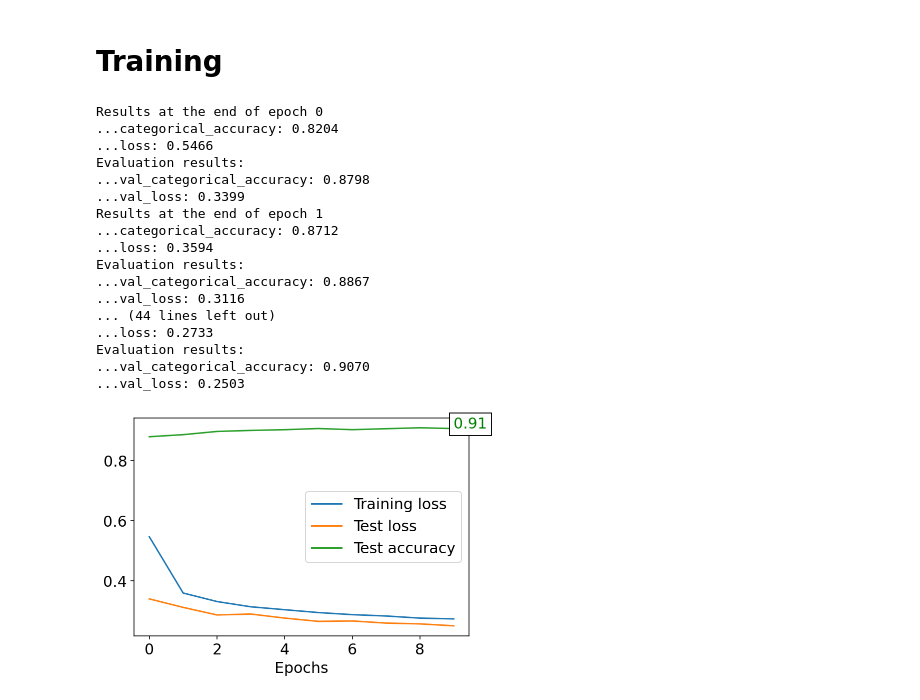
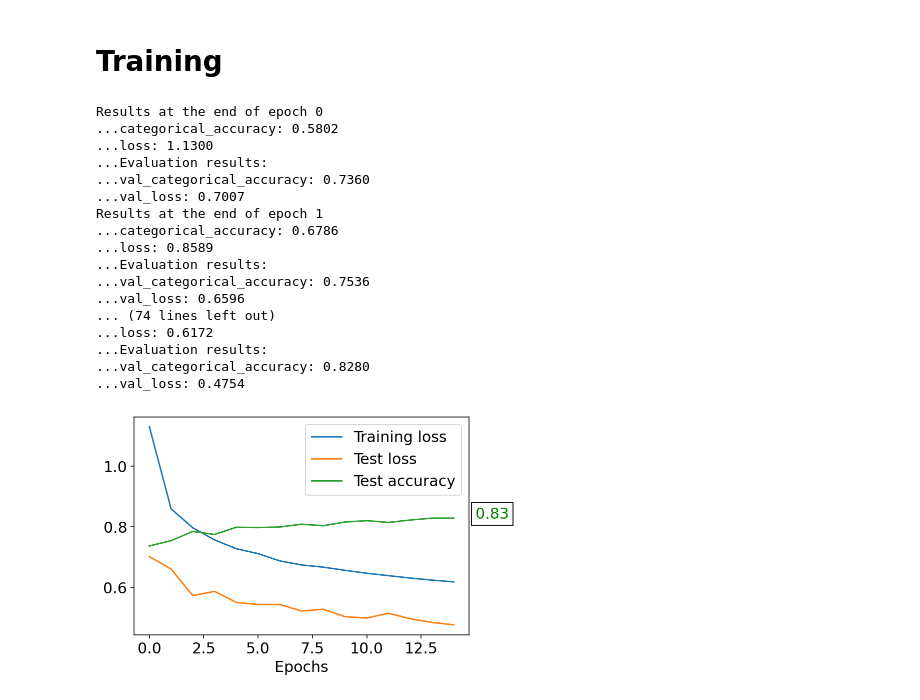
Before and after one commit to nataliasc/iannwtf, a Jupyter notebook: hw-week05/hw_week05_group27.ipynb, the cells around one changed output. Cells and saved outputs as stored; diff of their text form; code cells hidden in the pictures.

Commit message:
Update model

```diff
--- a/hw-week05/hw_week05_group27.ipynb
+++ b/hw-week05/hw_week05_group27.ipynb
@@ -86,7 +86,7 @@ Target:  tf.Tensor(
 class MyModel(tf.keras.Model):
 
     """
-    CNN model
+    🌚
 
     Functions:
     init: constructor
@@ -96,6 +96,8 @@ class MyModel(tf.keras.Model):
         super(MyModel, self).__init__()
 
         # feature "learning"
+        self.augmentation = tf.keras.layers.RandomRotation(0.2)
+        self.augmentation_2 = tf.keras.layers.RandomFlip("horizontal_and_vertical")
         self.conv1 = tf.keras.layers.Conv2D(filters = 32,
                                             kernel_size = 3,
                                             padding="same",
@@ -107,6 +109,7 @@ class MyModel(tf.keras.Model):
         self.max_pool = tf.keras.layers.MaxPool2D(pool_size = 2,
                                                   padding="same")
         self.dropout = tf.keras.layers.Dropout(0.3)
+
         self.conv2 = tf.keras.layers.Conv2D(filters = 64,
                                             kernel_size = 3,
                                             padding="same",
@@ -116,15 +119,29 @@ class MyModel(tf.keras.Model):
         self.activation2 = tf.keras.activations.relu
         self.max_pool2 = tf.keras.layers.MaxPool2D(pool_size = 2,
                                                   padding="same")
-        self.dropout2 = tf.keras.layers.Dropout(0.5)
+        self.dropout2 = tf.keras.layers.Dropout(0.3)
+
+        self.conv3 = tf.keras.layers.Conv2D(filters = 64,
+                                            kernel_size = 3,
+                                            padding="same",
+                                            activation=None,
+                                            kernel_regularizer = tf.keras.regularizers.L2(0.01))
+        self.batch_norm3 = tf.keras.layers.BatchNormalization()
+        self.activation3 = tf.keras.activations.relu
+        self.max_pool3 = tf.keras.layers.MaxPool2D(pool_size = 2,
+                                                  padding="same")
+        self.dropout3 = tf.keras.layers.Dropout(0.5)
 
         # classifier
         self.flatted_input = tf.keras.layers.Flatten()
+        self.dense = tf.keras.layers.Dense(128, activation='relu')
         self.output_layer = tf.keras.layers.Dense(10,
                                                   kernel_regularizer = tf.keras.regularizers.L2(0.01),
                                                   activation='softmax')
 
     def call(self, x, training = True):
+        x = self.augmentation(x)
+        x = self.augmentation_2(x)
         x = self.conv1(x)
         x = self.batch_norm(x, training)
         x = self.activation(x)
@@ -135,7 +152,13 @@ class MyModel(tf.keras.Model):
         x = self.activation2(x)
         x = self.max_pool2(x)
         x = self.dropout2(x, training)
+        x = self.conv3(x)
+        x = self.batch_norm3(x, training)
+        x = self.activation3(x)
+        x = self.max_pool3(x)
+        x = self.dropout3(x, training)
         x = self.flatted_input(x)
+        x = self.dense(x)
         x = self.output_layer(x)
 
         return x
@@ -172,7 +195,7 @@ def test_step(inputs, targets, loss_fn, loss_metric, accuracy_metric):
 tf.keras.backend.clear_session()
 
 # Hyperparameters
-epochs = 10
+epochs = 15
 learning_rate = 0.001
 
 # Initialize the model
@@ -209,40 +232,40 @@ for epoch in range(epochs):
     reset_metrics([accuracy_metric,loss_metric])
     for (inputs_batch, targets_batch) in test_ds:
         logs = test_step(inputs_batch, targets_batch, loss_fn, loss_metric, accuracy_metric)
-    print("Evaluation results:")
+    print("...Evaluation results:")
     for key, value in logs.items():
+        hist[key].append(value)
         print(f"...{key}: {value:.4f}")
-        hist[key].append(value)
 # %% [output]
 Results at the end of epoch 0
-...categorical_accuracy: 0.8204
-...loss: 0.5466
-Evaluation results:
-...val_categorical_accuracy: 0.8798
-...val_loss: 0.3399
+...categorical_accuracy: 0.5802
+...loss: 1.1300
+...Evaluation results:
+...val_categorical_accuracy: 0.7360
+...val_loss: 0.7007
 Results at the end of epoch 1
-...categorical_accuracy: 0.8712
-...loss: 0.3594
-Evaluation results:
-...val_categorical_accuracy: 0.8867
-...val_loss: 0.3116
-... (44 lines left out)
-...loss: 0.2733
-Evaluation results:
-...val_categorical_accuracy: 0.9070
-...val_loss: 0.2503
+...categorical_accuracy: 0.6786
+...loss: 0.8589
+...Evaluation results:
+...val_categorical_accuracy: 0.7536
+...val_loss: 0.6596
+... (74 lines left out)
+...loss: 0.6172
+...Evaluation results:
+...val_categorical_accuracy: 0.8280
+...val_loss: 0.4754
 # %%
 plt.plot(hist['loss'], label='Training loss')
 plt.plot(hist['val_loss'], label='Test loss')
 plt.plot(hist['val_categorical_accuracy'], label='Test accuracy')
-plt.text(9, hist['val_categorical_accuracy'][-1], round(hist['val_categorical_accuracy'][-1].numpy(),2),
+plt.text(epochs, hist['val_categorical_accuracy'][-1], round(hist['val_categorical_accuracy'][-1].numpy(),2),
          color = 'green',
          bbox = dict(facecolor = 'white', alpha = 0.95))
 plt.xlabel('Epochs')
 plt.legend()
 plt.show()
 # %% [output]
-[figure, old version]
+[figure, new version]
 # %%
 model.summary()
 # %% [output]
```
Also changed, not shown: parts of 1 cell of this notebook.
